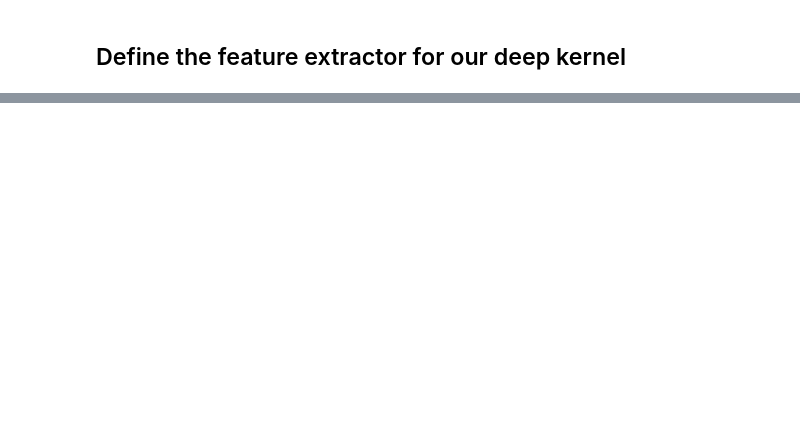
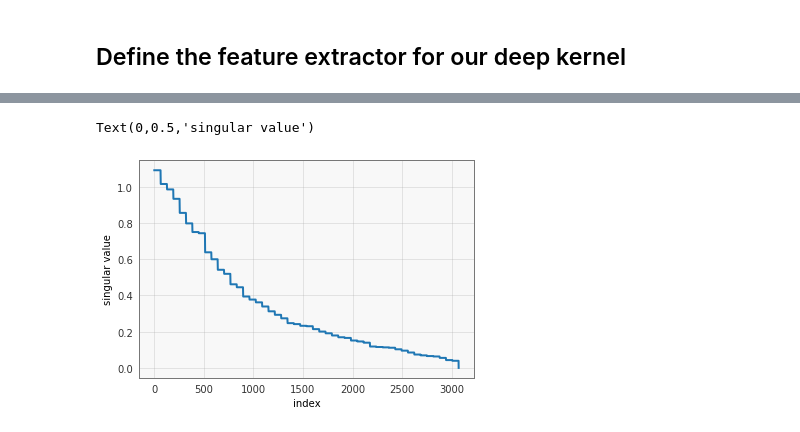
Before and after one commit to cornellius-gp/gpytorch, a Jupyter notebook: examples/lanczos_bidiag_testing.ipynb, the cells around one changed output, grey strips where cells are left out. Saved outputs shown, nothing was run; the diff lists cells and outputs as text; code cells hidden in the pictures; blank space fills up the shorter version.

```diff
--- a/examples/lanczos_bidiag_testing.ipynb
+++ b/examples/lanczos_bidiag_testing.ipynb
@@ -291,0 +208,7 @@ B
+# %%
+plt.plot(list(range(3072)), svs.cpu().numpy())
+plt.xlabel('index')
+plt.ylabel('singular value')
+# %% [output]
+Text(0,0.5,'singular value')
+[figure, added]
```
Also changed, not shown: parts of 37 cells of this notebook.
